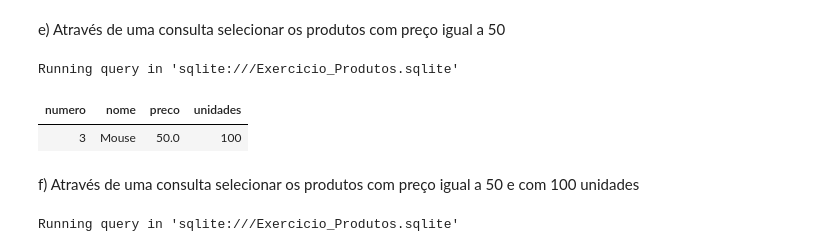
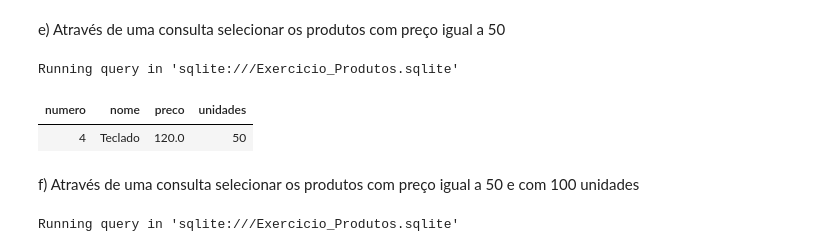
Before and after one commit to jpedrodias/FundamentosSQL, a Jupyter notebook: Week01/Exercicio_Produtos_resolvido.ipynb, the cells around one changed output. Cells and saved outputs as stored; diff of their text form; code cells hidden in the pictures.

```diff
--- a/Week01/Exercicio_Produtos_resolvido.ipynb
+++ b/Week01/Exercicio_Produtos_resolvido.ipynb
@@ -98,11 +139,13 @@ Running query in 'sqlite:///Exercicio_Produtos.sqlite'
 e) Através de uma consulta selecionar os produtos com preço igual a 50
 # %%
 %%sql
-SELECT * FROM produtos WHERE unidades > 50;
+SELECT *
+FROM produtos
+WHERE unidades = 50;
 # %% [output]
 Running query in 'sqlite:///Exercicio_Produtos.sqlite'
 | numero | nome | preco | unidades |
-| 3 | Mouse | 50.0 | 100 |
+| 4 | Teclado | 120.0 | 50 |
 # %% [markdown]
 f) Através de uma consulta selecionar os produtos com preço igual a 50 e com 100 unidades
 # %%
```
Also changed, not shown: parts of 68 cells of this notebook, 1 other file.
